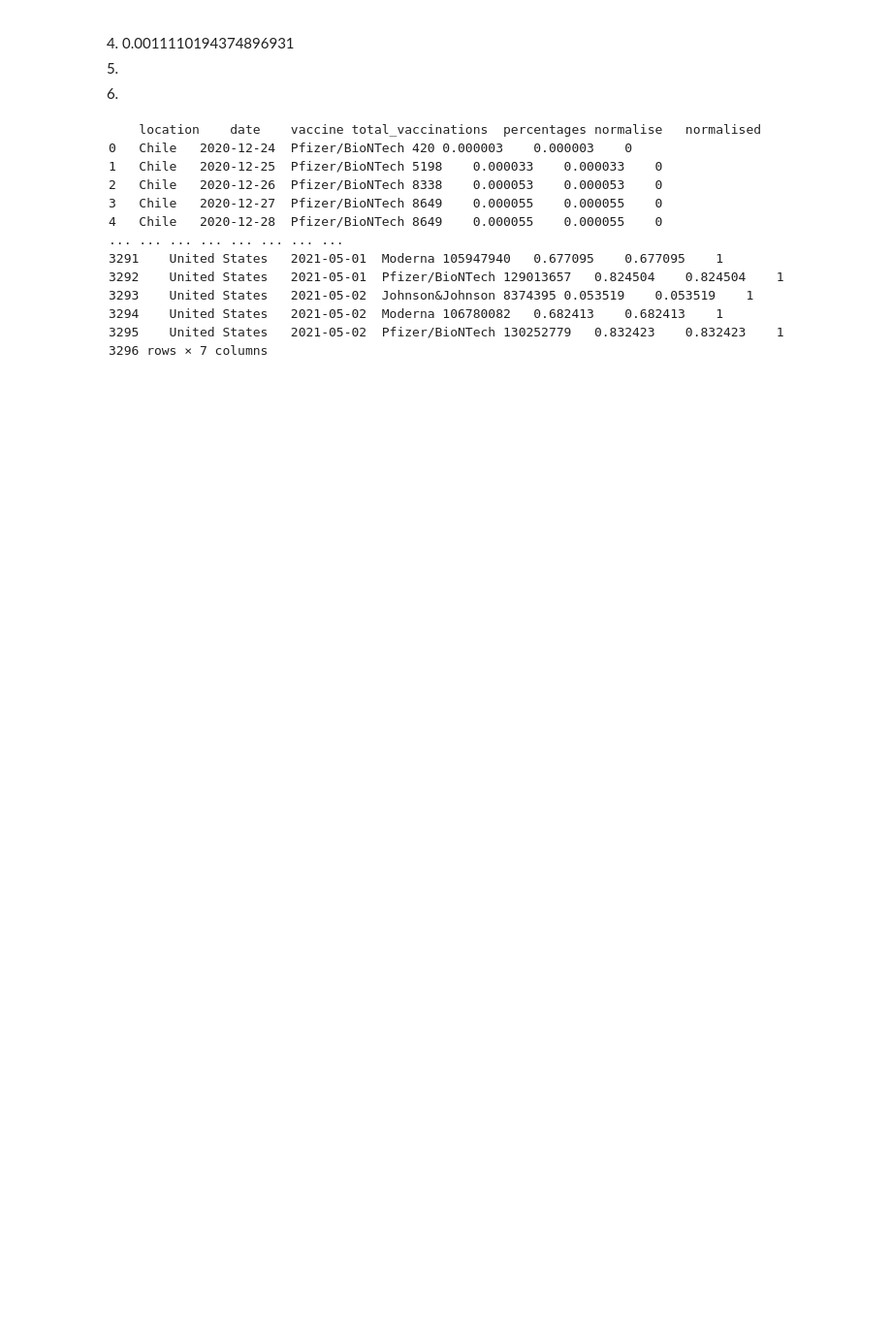
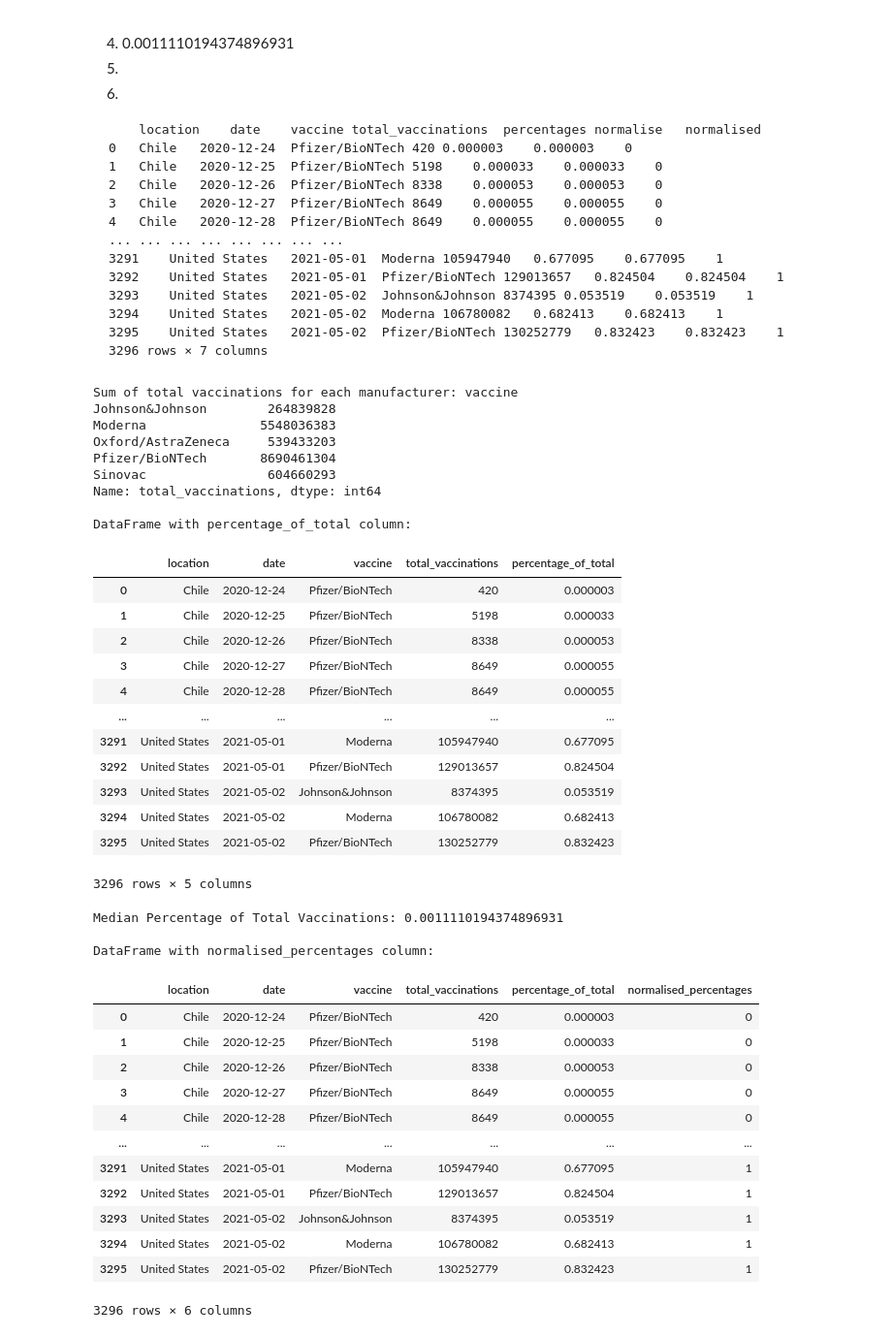
Before and after one commit to Sousa-Marco/Data-Python, a Jupyter notebook: Normalising_challenges.ipynb, the cells around one changed output. Shown at 97% size. Drawn from its saved outputs; the diff is of its cells as text; code cells hidden in the pictures; blank space fills up the shorter version.

````diff
--- a/Normalising_challenges.ipynb
+++ b/Normalising_challenges.ipynb
@@ -253,3 +332,76 @@ Name: total_vaccinations, dtype: int64
 3295	United States	2021-05-02	Pfizer/BioNTech	130252779	0.832423	0.832423	1
 3296 rows × 7 columns
 ```
+# %%
+#read data from 'by_manufacturer' sheet from Covid data
+
+df_manufacturer = pd.read_excel('https://github.com/lilaceri/Working-with-data-/blob/342abab10d93c4bf23b5c55a50f189f12a137c5f/Data%20Sets%20for%20code%20divisio/Covid%20Vaccination%20Data.xlsx?raw=true', sheet_name='by_manufacturer')
+
+#find the sum of total vaccinations for each manufacturer
+
+manufacturer_total_sum = df_manufacturer.groupby('vaccine')['total_vaccinations'].sum()
+
+print("Sum of total vaccinations for each manufacturer:", manufacturer_total_sum)
+
+#create a new column that has the total vaccinations as a percentage of the overall sum of total vaccinations
+
+df_manufacturer['percentage_of_total'] = (df_manufacturer['total_vaccinations'] / df_manufacturer['total_vaccinations'].sum()) * 100
+
+print("\nDataFrame with percentage_of_total column:")
+display(df_manufacturer)
+
+#find the median percentage
+
+median_percentage = df_manufacturer['percentage_of_total'].median()
+
+print("\nMedian Percentage of Total Vaccinations:", median_percentage)
+
+#create a new column called 'normalised_percentages' which duplicates the percentages column
+
+df_manufacturer['normalised_percentages'] = df_manufacturer['percentage_of_total']
+
+#normalise the normalised_percentages column so that any values greater than or equal to the median percentage = 1 and any lesser than = 0
+
+df_manufacturer['normalised_percentages'] = df_manufacturer['normalised_percentages'].apply(lambda x: 1 if x >= median_percentage else 0)
+
+print("\nDataFrame with normalised_percentages column:")
+display(df_manufacturer[['location', 'date', 'vaccine', 'total_vaccinations', 'percentage_of_total', 'normalised_percentages']])
+# %% [output]
+Sum of total vaccinations for each manufacturer: vaccine
+Johnson&Johnson        264839828
+Moderna               5548036383
+Oxford/AstraZeneca     539433203
+Pfizer/BioNTech       8690461304
+Sinovac                604660293
+Name: total_vaccinations, dtype: int64
+
+DataFrame with percentage_of_total column:
+|  | location | date | vaccine | total_vaccinations | percentage_of_total |
+| 0 | Chile | 2020-12-24 | Pfizer/BioNTech | 420 | 0.000003 |
+| 1 | Chile | 2020-12-25 | Pfizer/BioNTech | 5198 | 0.000033 |
+| 2 | Chile | 2020-12-26 | Pfizer/BioNTech | 8338 | 0.000053 |
+| 3 | Chile | 2020-12-27 | Pfizer/BioNTech | 8649 | 0.000055 |
+| 4 | Chile | 2020-12-28 | Pfizer/BioNTech | 8649 | 0.000055 |
+| ... | ... | ... | ... | ... | ... |
+| 3291 | United States | 2021-05-01 | Moderna | 105947940 | 0.677095 |
+| 3292 | United States | 2021-05-01 | Pfizer/BioNTech | 129013657 | 0.824504 |
+| 3293 | United States | 2021-05-02 | Johnson&Johnson | 8374395 | 0.053519 |
+| 3294 | United States | 2021-05-02 | Moderna | 106780082 | 0.682413 |
+| 3295 | United States | 2021-05-02 | Pfizer/BioNTech | 130252779 | 0.832423 |
+3296 rows × 5 columns
+Median Percentage of Total Vaccinations: 0.0011110194374896931
+
+DataFrame with normalised_percentages column:
+|  | location | date | vaccine | total_vaccinations | percentage_of_total | normalised_percentages |
+| 0 | Chile | 2020-12-24 | Pfizer/BioNTech | 420 | 0.000003 | 0 |
+| 1 | Chile | 2020-12-25 | Pfizer/BioNTech | 5198 | 0.000033 | 0 |
+| 2 | Chile | 2020-12-26 | Pfizer/BioNTech | 8338 | 0.000053 | 0 |
+| 3 | Chile | 2020-12-27 | Pfizer/BioNTech | 8649 | 0.000055 | 0 |
+| 4 | Chile | 2020-12-28 | Pfizer/BioNTech | 8649 | 0.000055 | 0 |
+| ... | ... | ... | ... | ... | ... | ... |
+| 3291 | United States | 2021-05-01 | Moderna | 105947940 | 0.677095 | 1 |
+| 3292 | United States | 2021-05-01 | Pfizer/BioNTech | 129013657 | 0.824504 | 1 |
+| 3293 | United States | 2021-05-02 | Johnson&Johnson | 8374395 | 0.053519 | 1 |
+| 3294 | United States | 2021-05-02 | Moderna | 106780082 | 0.682413 | 1 |
+| 3295 | United States | 2021-05-02 | Pfizer/BioNTech | 130252779 | 0.832423 | 1 |
+3296 rows × 6 columns
````
Also changed, not shown: parts of 3 cells of this notebook.
